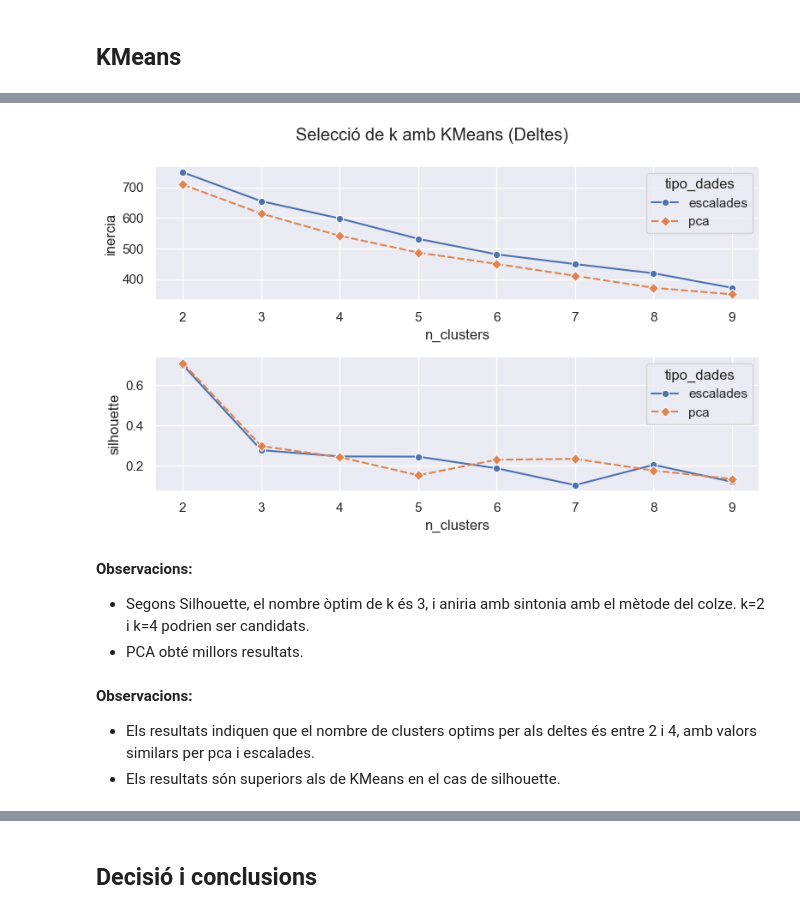
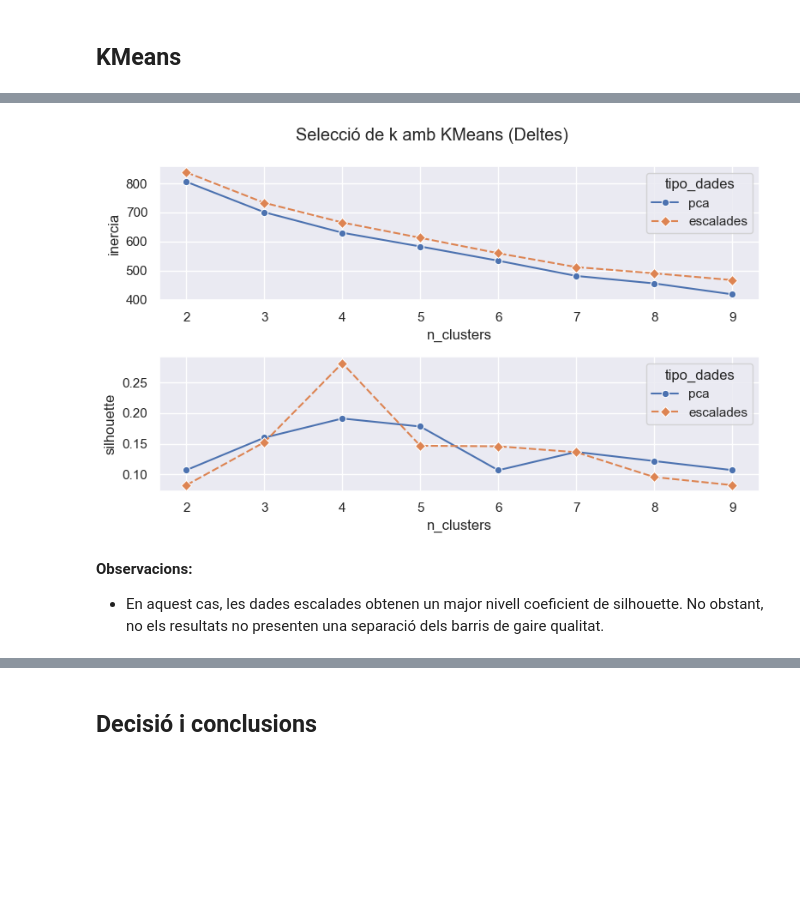
Before and after one commit to joseprau/tfm_gentrificacio_bcn, a Jupyter notebook: notebooks/modelling.ipynb, the cells around one changed output, grey strips where cells are left out. Saved outputs shown, nothing was run; the diff lists cells and outputs as text; code cells hidden in the pictures; blank space fills up the shorter version.

Commit message:
refactorització analisi deltes

```diff
--- a/notebooks/modelling.ipynb
+++ b/notebooks/modelling.ipynb
@@ -254,11 +254,21 @@ codi_barri_deltes, X_deltes = extreure_codi_barri(df_deltes)
 # %%
 logs_2015 = ["total_incidents_1000_hab","locals_restauracio_1000_hab"]
 logs_2023 = ["total_incidents_1000_hab", "locals_serveis_professionals_1000_hab"]
-caps_deltes = ["delta_locals_serveis_professionals_1000_hab", "delta_pisos_turistics_1000_hab", "delta_poblacio_total", "delta_locals_restauracio_1000_hab", "delta_pct_pob_estrangera"]
+caps_deltes = [
+    "delta_pct_pob_estrangera",
+    "delta_pct_pob_estrangera_occidental",
+    "delta_poblacio_total",
+    "delta_locals_restauracio_1000_hab",
+    "delta_locals_serveis_professionals_1000_hab",
+    "delta_pisos_turistics_1000_hab",
+    "delta_preu_mitja_m2",
+    "delta_import_euros"
+]
+
 
 X_15_logs = transformacio_logaritmica(X_15, logs_2015)
 X_23_logs = transformacio_logaritmica(X_23, logs_2023)
-X_deltes_logs = transformacio_winsor(X_deltes, caps_deltes, 0.2, 0.98)
+X_deltes_logs = transformacio_winsor(X_deltes, caps_deltes, 0.05, 0.95)
 # %%
 # Escalem les dades
 scaler = StandardScaler()
@@ -619,20 +629,8 @@ X_pca_df.head()
 # %% [markdown]
 ## KMeans
 # %%
-## KMeans
 # Comparem clusters amb pca vs dades escalades
-valors_k = range(2, 10)
-resultats_clusters_deltes = []
-for k in valors_k:
-    clusterer_scaled = KMeans(n_clusters = k, n_init = 20, random_state = 42)
-    cluster_labels_scaled = clusterer_scaled.fit_predict(X_deltes_scaled)
-    resultats_clusters_deltes.append(evaluacio_cluster(clusterer_scaled, X_deltes_scaled, cluster_labels_scaled, f"KMeans_{k}", "escalades"))
-
-    clusterer_pca = KMeans(n_clusters = k, n_init = 20, random_state = 42)
-    cluster_labels_pca = clusterer_pca.fit_predict(X_pca_deltes_fixed)
-    resultats_clusters_deltes.append(evaluacio_cluster(clusterer_pca, X_pca_deltes_fixed, cluster_labels_pca, f"KMeans_{k}", "pca"))
-
-
-# Convertim a dataframe
-resultats_deltes_df = pd.DataFrame(resultats_clusters_deltes)
-resultats_deltes_df
+resultats_deltes = {}
+resultats_deltes["pca"] = evaluate_kmeans(X_pca_deltes_fixed, MIN, MAX)
+resultats_deltes["escalades"] = evaluate_kmeans(X_deltes_scaled, MIN, MAX)
+resultats_deltes["n_clusters"] = range(MIN, MAX)
@@ -657,12 +637,7 @@ resultats_deltes_df
 # %%
-plot_seleccio_kmeans(resultats_deltes_df, "Deltes", "seleccio_k_deltes.png")
+plot_seleccio_kmeans(resultats_deltes, "Deltes", "seleccio_k_deltes.png")
 # %% [output]
-[figure, old version]
+[figure, new version]
 # %% [markdown]
 **Observacions:**
-- Segons Silhouette, el nombre òptim de k és 3, i aniria amb sintonia amb el mètode del colze. k=2 i k=4 podrien ser candidats.
-- PCA obté millors resultats.
+- En aquest cas, les dades escalades obtenen un major nivell coeficient de silhouette. No obstant, no els resultats no presenten una separació dels barris de gaire qualitat.
-# %% [markdown]
-**Observacions:**
-- Els resultats indiquen que el nombre de clusters optims per als deltes és entre 2 i 4, amb valors similars per pca i escalades.
-- Els resultats són superiors als de KMeans en el cas de silhouette.
```
Also changed, not shown: parts of 12 cells of this notebook, 10 other files.
